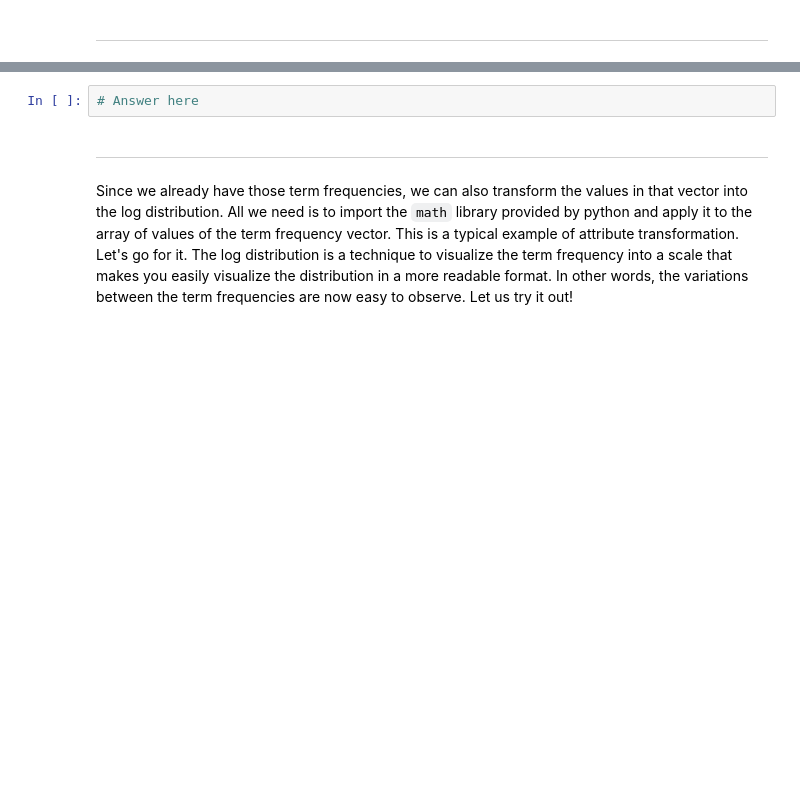
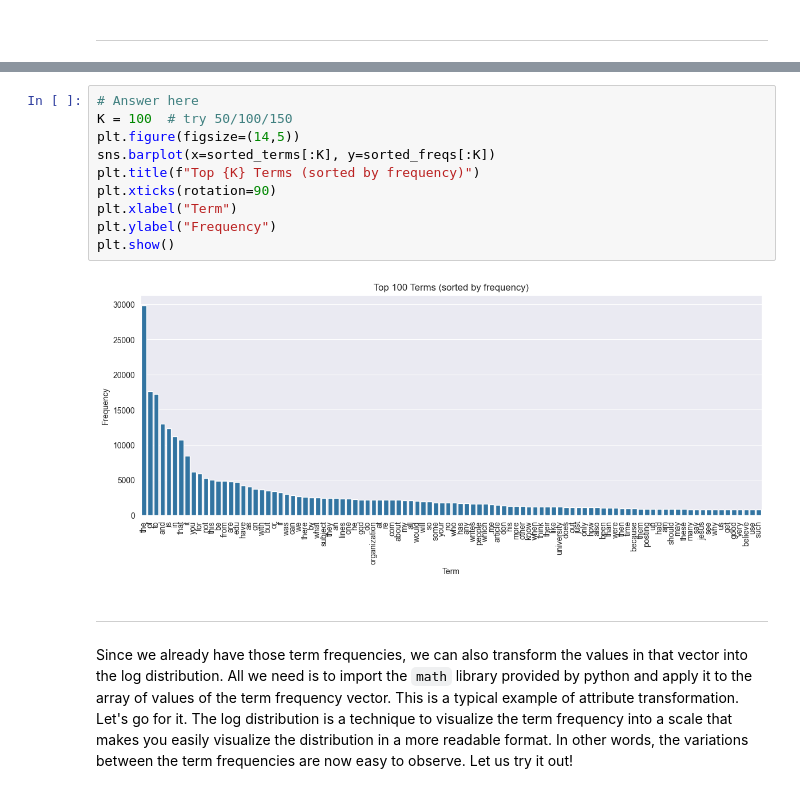
Before and after one commit to nguyentr0101/DM2025-Lab1-Exercise, a Jupyter notebook: DM2025-Lab1-Master.ipynb, the cells around one changed output, grey strips where cells are left out. Drawn from its saved outputs; the diff is of its cells as text; blank space fills up the shorter version.

```diff
--- a/DM2025-Lab1-Master.ipynb
+++ b/DM2025-Lab1-Master.ipynb
@@ -1159,8 +1277,18 @@ The chart above only contains 300 vocabulary in the documents, and it's already
 Additionally, you can attempt to sort the terms on the `x-axis` by frequency instead of in alphabetical order. This way the visualization is more meaninfgul and you will be able to observe the so called [long tail](https://en.wikipedia.org/wiki/Long_tail) (get familiar with this term since it will appear a lot in data mining and other statistics courses). see picture below
 
 ![alt txt](https://upload.wikimedia.org/wikipedia/commons/thumb/8/8a/Long_tail.svg/1000px-Long_tail.svg.png)
-# %%
-# Answer here
+# %%
+# Answer here
+K = 100  # try 50/100/150
+plt.figure(figsize=(14,5))
+sns.barplot(x=sorted_terms[:K], y=sorted_freqs[:K])
+plt.title(f"Top {K} Terms (sorted by frequency)")
+plt.xticks(rotation=90)
+plt.xlabel("Term")
+plt.ylabel("Frequency")
+plt.show()
+# %% [output]
+[figure, added]
 # %% [markdown]
 ---
 # %% [markdown]
```
Also changed, not shown: parts of 24 cells of this notebook, 1 other file.
